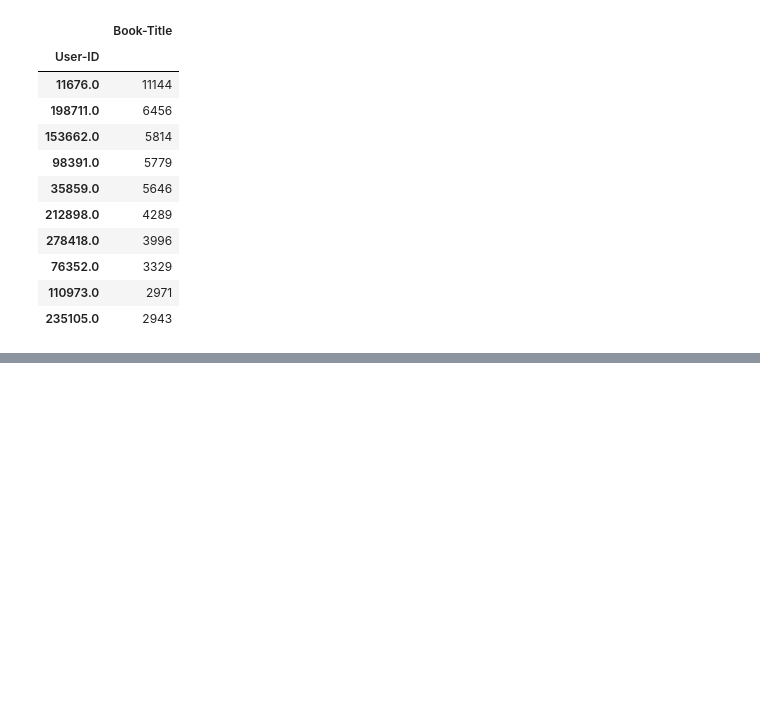
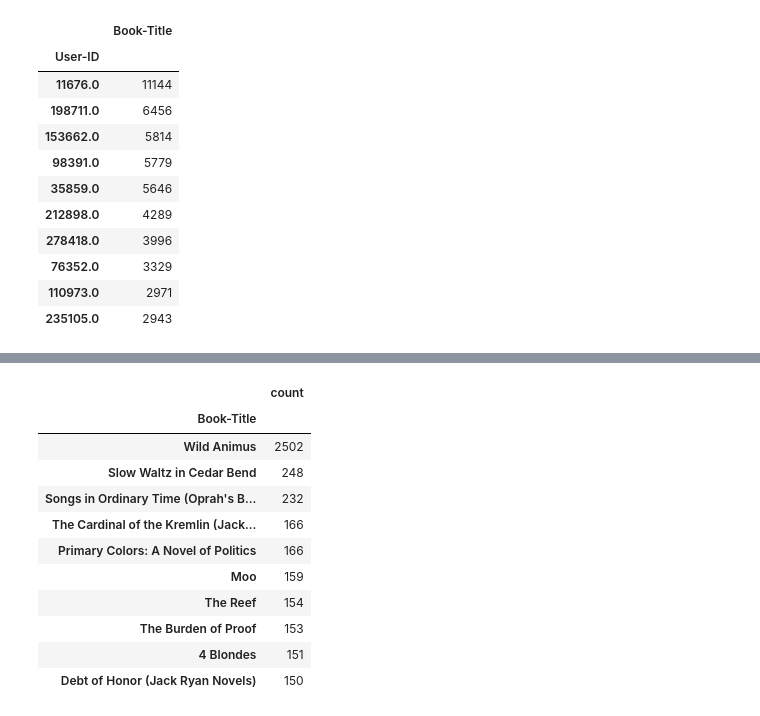
Before and after one commit to Clauver0/Recommender-System, a Jupyter notebook: Colaborative Filtering.ipynb, the cells around one changed output, grey strips where cells are left out. Drawn from its saved outputs; the diff is of its cells as text; code cells hidden in the pictures; blank space fills up the shorter version.

```diff
--- a/Colaborative Filtering.ipynb
+++ b/Colaborative Filtering.ipynb
@@ -142,0 +198,5 @@ merged_df.groupby("User-ID").agg({"Book-Title":"count"}).sort_values("Book-Title
+# %%
+# How many people have read the books reviewed with an average rating of 0 or 2?
+new=merged_df.groupby("Book-Title").agg({"Book-Rating":["count","mean"]})
+new=new.droplevel(0, axis=1)
+new.head()
@@ -142,0 +211,15 @@ merged_df.groupby("User-ID").agg({"Book-Title":"count"}).sort_values("Book-Title
+# %%
+new[new["mean"]<2][["count"]].sort_values("count",ascending=False).head(10)
+# %% [output]
+|  | count |
+| Book-Title |  |
+| Wild Animus | 2502 |
+| Slow Waltz in Cedar Bend | 248 |
+| Songs in Ordinary Time (Oprah's B... | 232 |
+| The Cardinal of the Kremlin (Jack... | 166 |
+| Primary Colors: A Novel of Politics | 166 |
+| Moo | 159 |
+| The Reef | 154 |
+| The Burden of Proof | 153 |
+| 4 Blondes | 151 |
+| Debt of Honor (Jack Ryan Novels) | 150 |
```
Also changed, not shown: parts of 6 cells of this notebook.
